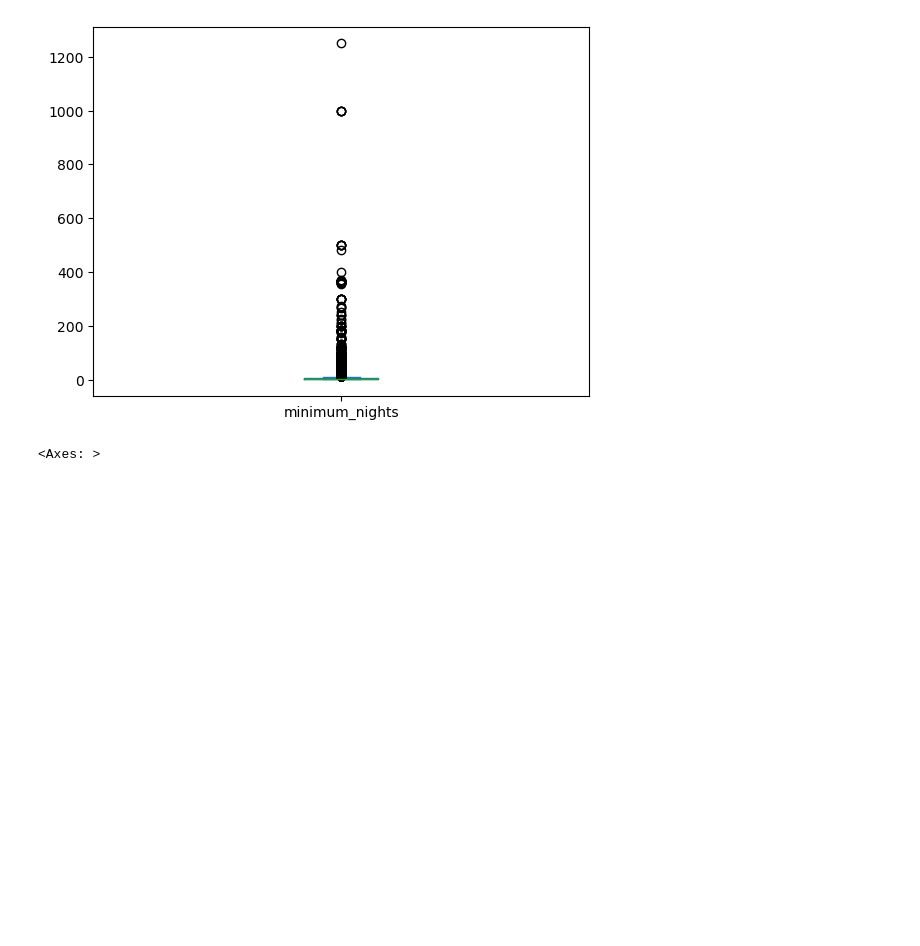
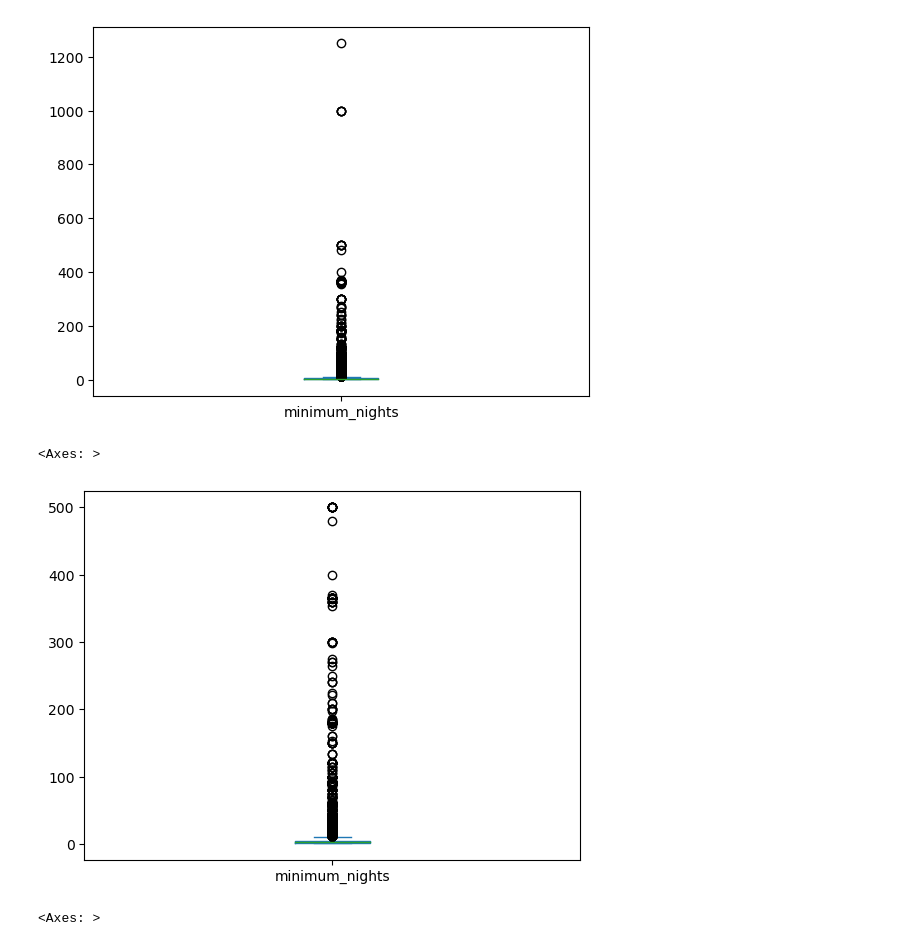
Before and after one commit to sagarbarge/Airbnb_NYC_Storytelling, a Jupyter notebook: Airbnb_NYC_Storytelling.ipynb, the cells around one changed output. Saved outputs shown, nothing was run; the diff lists cells and outputs as text; code cells hidden in the pictures; blank space fills up the shorter version.

```diff
--- a/Airbnb_NYC_Storytelling.ipynb
+++ b/Airbnb_NYC_Storytelling.ipynb
@@ -235,11 +250,6 @@ df.head(30)
 | 27 | 27466647 | Le Bain | 6485 | Saeko | Brooklyn | Bedford-Stuyvesant | 40.68130 | -73.93304 | ... |
 | 28 | 5022 | Entire Apt: Spacious Studio/Loft ... | 7192 | Laura | Manhattan | East Harlem | 40.79851 | -73.94399 | ... |
 | 29 | 6751450 | Next to Empire State building | 7209 | Liz | Manhattan | Midtown | 40.74642 | -73.98516 | ... |
-# %%
-# Changing data format to date
-df['Year'] = df['last_review'].dt.year
-# %%
-df['Month'] = df['last_review'].dt.month
 # %%
 df.info()
 # %% [output]
@@ -355,6 +364,14 @@ df.minimum_nights.plot.box()
 # %% [output]
 <Axes: >
 [figure]
+# %%
+# Capping at 500
+
+df['minimum_nights']= df['minimum_nights'].where(df['minimum_nights']<500,500)
+df.minimum_nights.plot.box()
+# %% [output]
+<Axes: >
+[figure, added]
 # %%
 df.number_of_reviews.plot.box()
 # %% [output]
```
Also changed, not shown: parts of 24 cells of this notebook, 20 other files.
